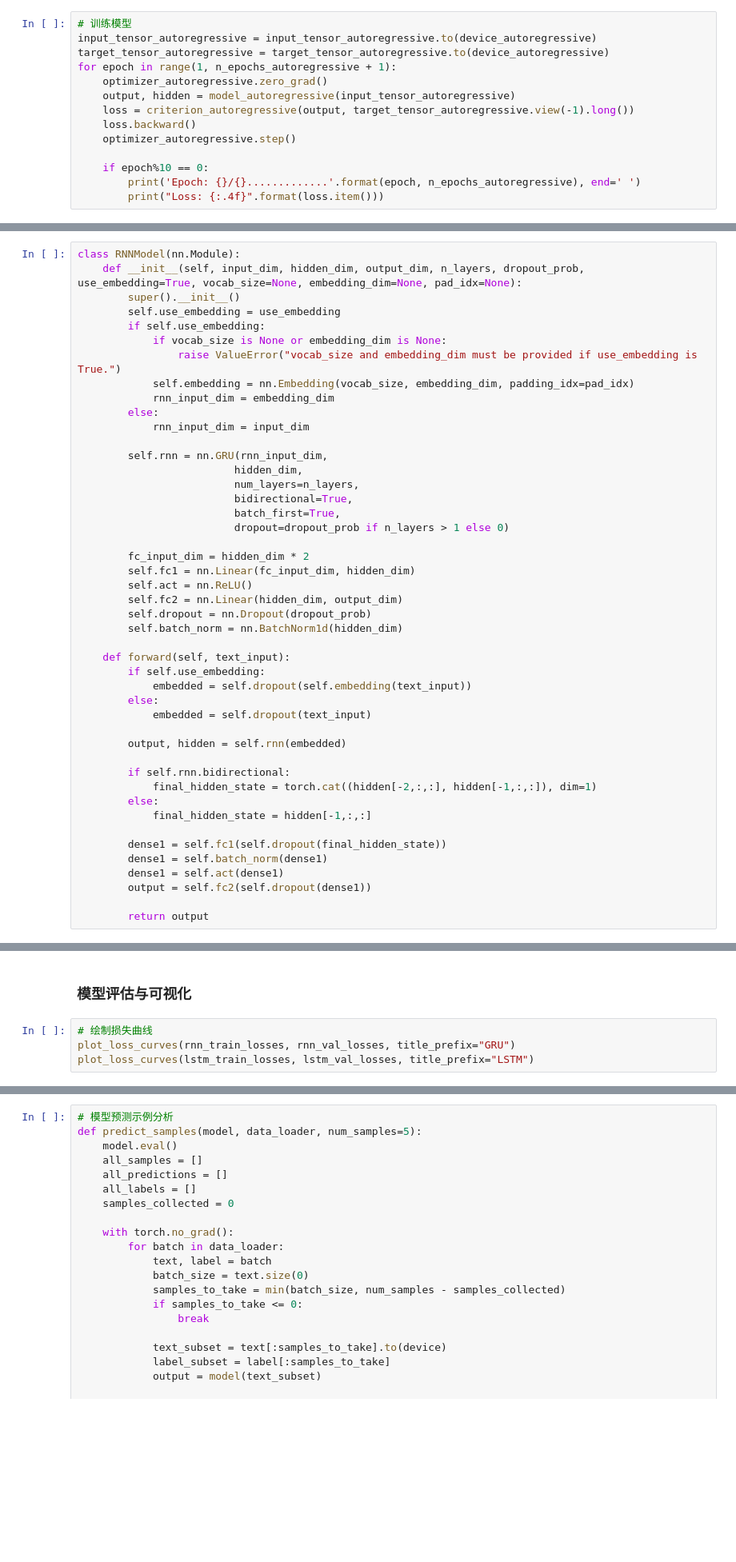
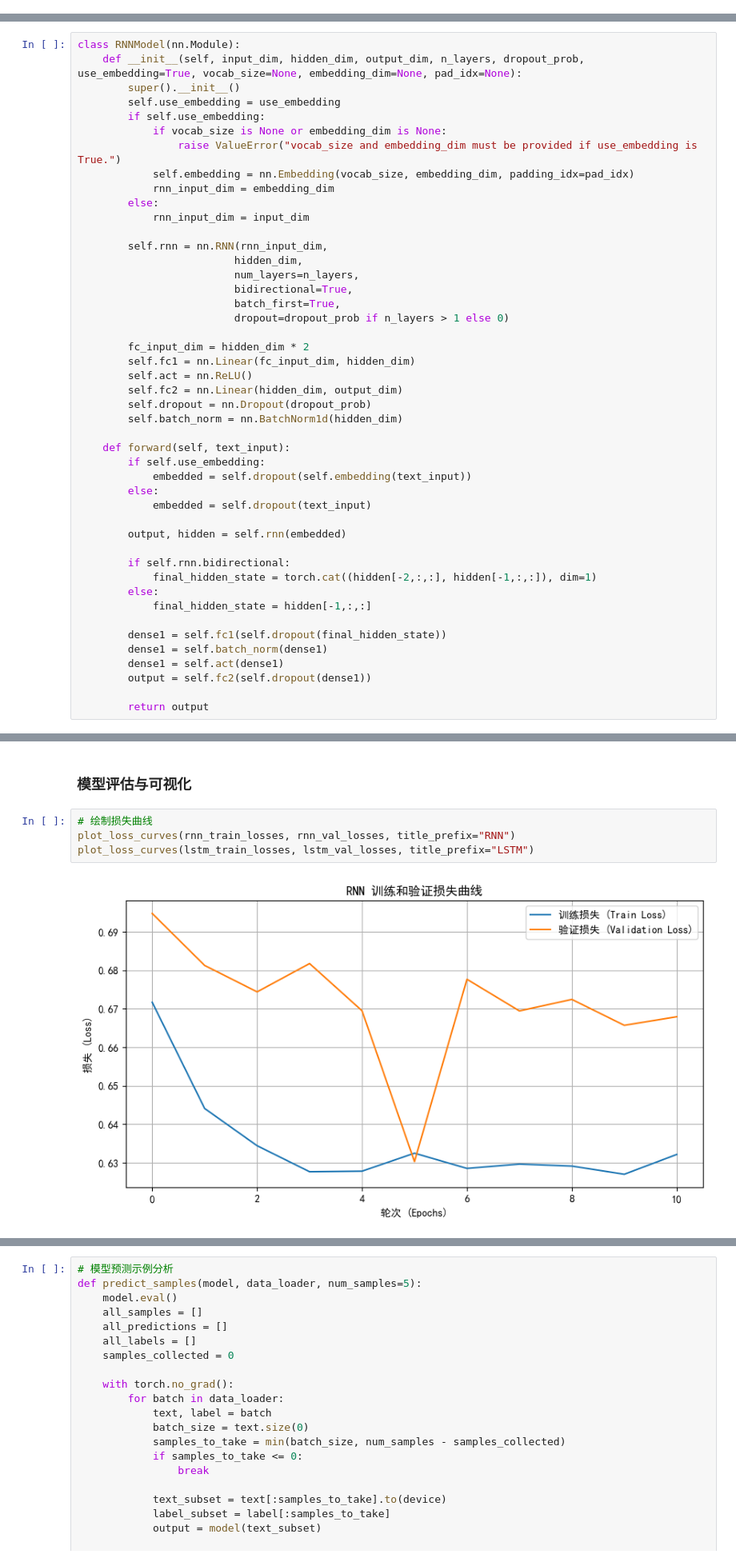
Before and after one commit to KiritoFD/RNN_lab, a Jupyter notebook: RNN.ipynb, the cells around one changed output, grey strips where cells are left out. Shown: that part at 80% size. Saved outputs shown, nothing was run; the diff lists cells and outputs as text; blank space fills up the shorter version.

```diff
--- a/RNN.ipynb
+++ b/RNN.ipynb
@@ -131,14 +30,0 @@ optimizer_autoregressive = torch.optim.Adam(model_autoregressive.parameters(), l
-# %%
-# 训练模型
-input_tensor_autoregressive = input_tensor_autoregressive.to(device_autoregressive)
-target_tensor_autoregressive = target_tensor_autoregressive.to(device_autoregressive)
-for epoch in range(1, n_epochs_autoregressive + 1):
-    optimizer_autoregressive.zero_grad()
-    output, hidden = model_autoregressive(input_tensor_autoregressive)
-    loss = criterion_autoregressive(output, target_tensor_autoregressive.view(-1).long())
-    loss.backward()
-    optimizer_autoregressive.step()
-
-    if epoch%10 == 0:
-        print('Epoch: {}/{}.............'.format(epoch, n_epochs_autoregressive), end=' ')
-        print("Loss: {:.4f}".format(loss.item()))
@@ -377,7 +242,7 @@ class RNNModel(nn.Module):
         else:
             rnn_input_dim = input_dim
 
-        self.rnn = nn.GRU(rnn_input_dim,
+        self.rnn = nn.RNN(rnn_input_dim,
                          hidden_dim,
                          num_layers=n_layers,
                          bidirectional=True,
@@ -737,5 +690,7 @@ else:
 ### 模型评估与可视化
 # %%
 # 绘制损失曲线
-plot_loss_curves(rnn_train_losses, rnn_val_losses, title_prefix="GRU")
+plot_loss_curves(rnn_train_losses, rnn_val_losses, title_prefix="RNN")
 plot_loss_curves(lstm_train_losses, lstm_val_losses, title_prefix="LSTM")
+# %% [output]
+[figure, added]
```
Also changed, not shown: parts of 25 cells of this notebook, 2 other files.
